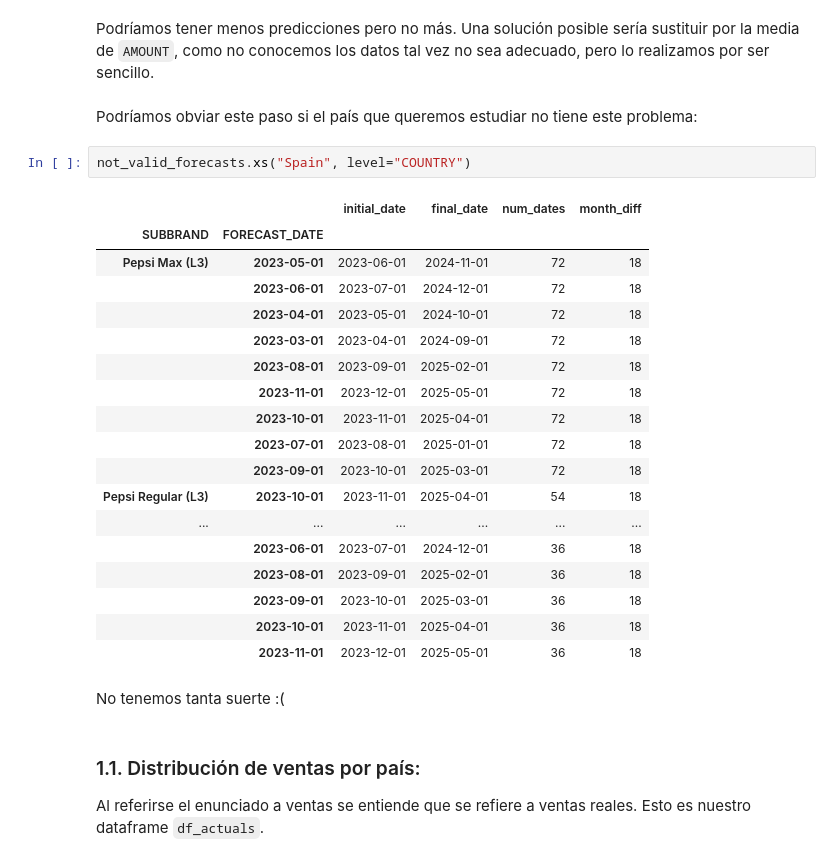
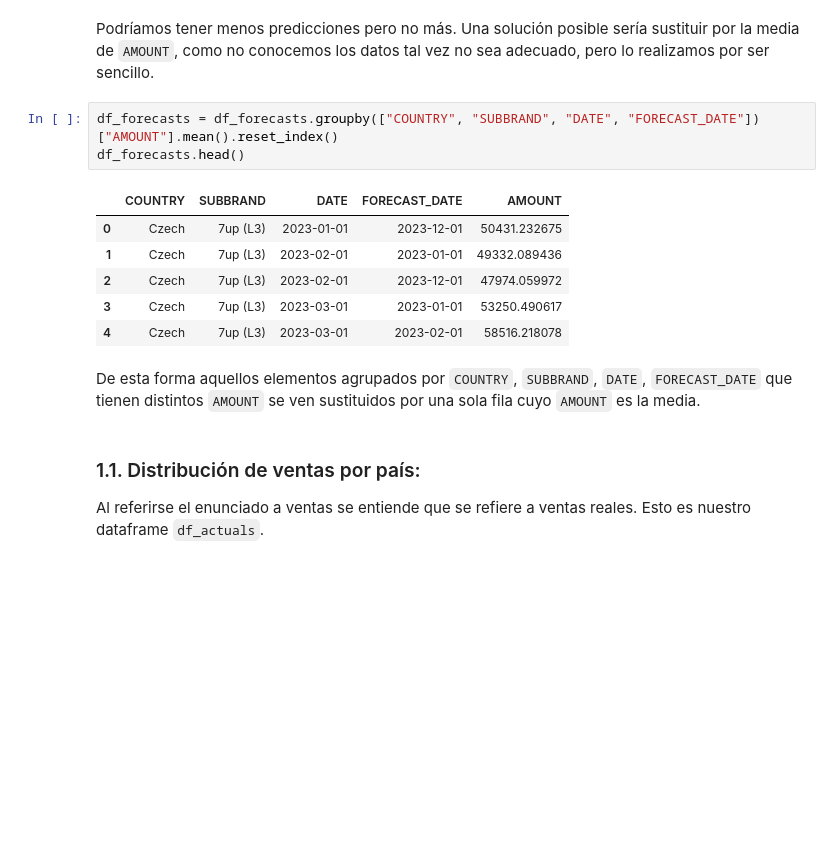
Before and after one commit to Alf-caput/data-visualization, a Jupyter notebook: ejercicios-clase/ejercicio3.ipynb, the cells around one changed output. Saved outputs shown, nothing was run; the diff lists cells and outputs as text; blank space fills up the shorter version.

Commit message:
Substitute AMOUNT by mean for each group

```diff
--- a/ejercicios-clase/ejercicio3.ipynb
+++ b/ejercicios-clase/ejercicio3.ipynb
@@ -360,31 +362,18 @@ not_valid_forecasts.head()
 |  |  | 2023-07-01 | 2023-08-01 | 2025-01-01 | 180 | 18 |
 # %% [markdown]
 Podríamos tener menos predicciones pero no más. Una solución posible sería sustituir por la media de `AMOUNT`, como no conocemos los datos tal vez no sea adecuado, pero lo realizamos por ser sencillo.
-# %% [markdown]
-Podríamos obviar este paso si el país que queremos estudiar no tiene este problema:
-# %%
-not_valid_forecasts.xs("Spain", level="COUNTRY")
-# %% [output]
-|  |  | initial_date | final_date | num_dates | month_diff |
-| SUBBRAND | FORECAST_DATE |  |  |  |  |
-| Pepsi Max (L3) | 2023-05-01 | 2023-06-01 | 2024-11-01 | 72 | 18 |
-|  | 2023-06-01 | 2023-07-01 | 2024-12-01 | 72 | 18 |
-|  | 2023-04-01 | 2023-05-01 | 2024-10-01 | 72 | 18 |
-|  | 2023-03-01 | 2023-04-01 | 2024-09-01 | 72 | 18 |
-|  | 2023-08-01 | 2023-09-01 | 2025-02-01 | 72 | 18 |
-|  | 2023-11-01 | 2023-12-01 | 2025-05-01 | 72 | 18 |
-|  | 2023-10-01 | 2023-11-01 | 2025-04-01 | 72 | 18 |
-|  | 2023-07-01 | 2023-08-01 | 2025-01-01 | 72 | 18 |
-|  | 2023-09-01 | 2023-10-01 | 2025-03-01 | 72 | 18 |
-| Pepsi Regular (L3) | 2023-10-01 | 2023-11-01 | 2025-04-01 | 54 | 18 |
-| ... | ... | ... | ... | ... | ... |
-|  | 2023-06-01 | 2023-07-01 | 2024-12-01 | 36 | 18 |
-|  | 2023-08-01 | 2023-09-01 | 2025-02-01 | 36 | 18 |
-|  | 2023-09-01 | 2023-10-01 | 2025-03-01 | 36 | 18 |
-|  | 2023-10-01 | 2023-11-01 | 2025-04-01 | 36 | 18 |
-|  | 2023-11-01 | 2023-12-01 | 2025-05-01 | 36 | 18 |
-# %% [markdown]
-No tenemos tanta suerte :(
+# %%
+df_forecasts = df_forecasts.groupby(["COUNTRY", "SUBBRAND", "DATE", "FORECAST_DATE"])["AMOUNT"].mean().reset_index()
+df_forecasts.head()
+# %% [output]
+|  | COUNTRY | SUBBRAND | DATE | FORECAST_DATE | AMOUNT |
+| 0 | Czech | 7up (L3) | 2023-01-01 | 2023-12-01 | 50431.232675 |
+| 1 | Czech | 7up (L3) | 2023-02-01 | 2023-01-01 | 49332.089436 |
+| 2 | Czech | 7up (L3) | 2023-02-01 | 2023-12-01 | 47974.059972 |
+| 3 | Czech | 7up (L3) | 2023-03-01 | 2023-01-01 | 53250.490617 |
+| 4 | Czech | 7up (L3) | 2023-03-01 | 2023-02-01 | 58516.218078 |
+# %% [markdown]
+De esta forma aquellos elementos agrupados por `COUNTRY`, `SUBBRAND`, `DATE`, `FORECAST_DATE` que tienen distintos `AMOUNT` se ven sustituidos por una sola fila cuyo `AMOUNT` es la media.
 # %% [markdown]
 ### 1.1. Distribución de ventas por país:
 
```
Also changed, not shown: parts of 1 cell of this notebook.
